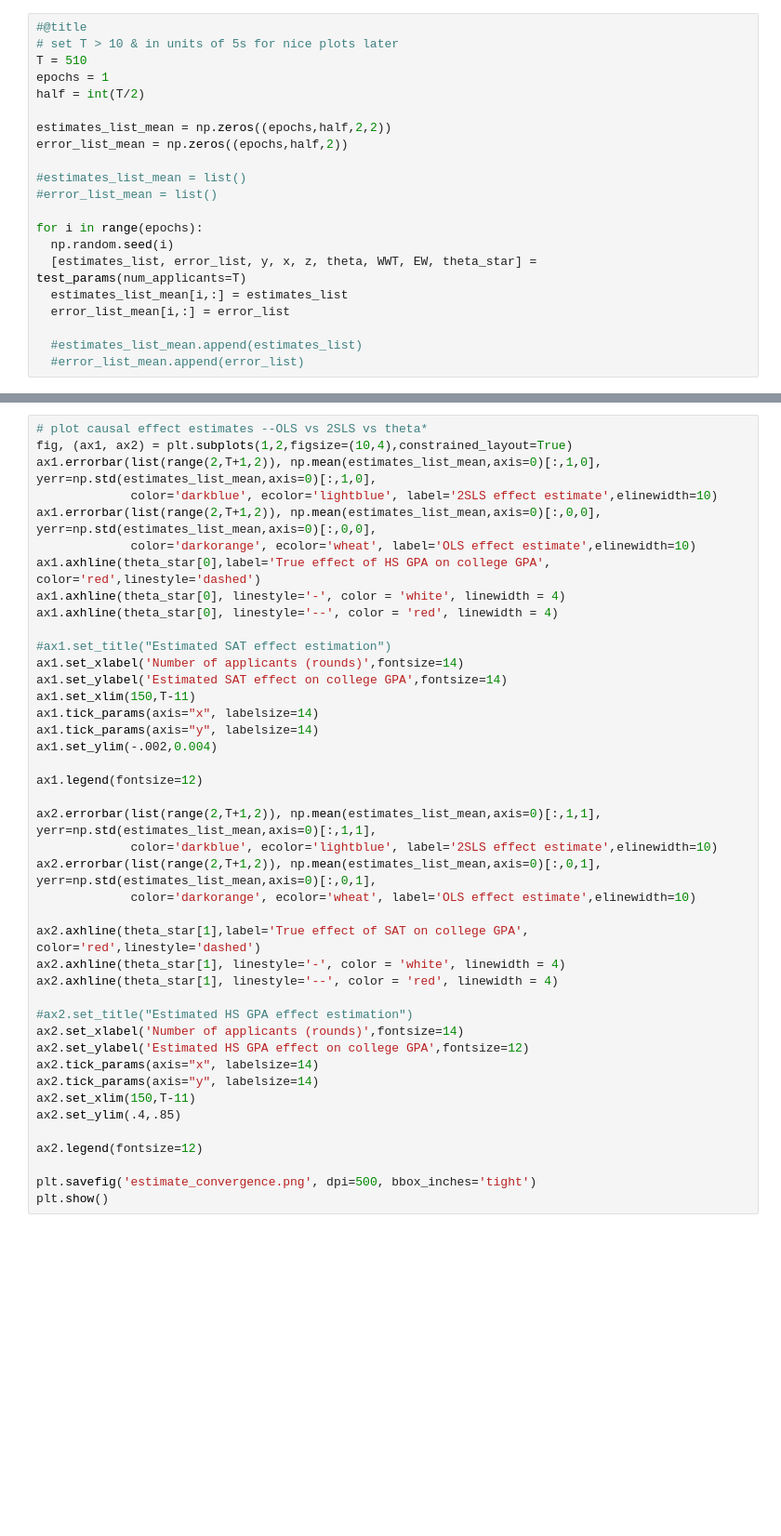
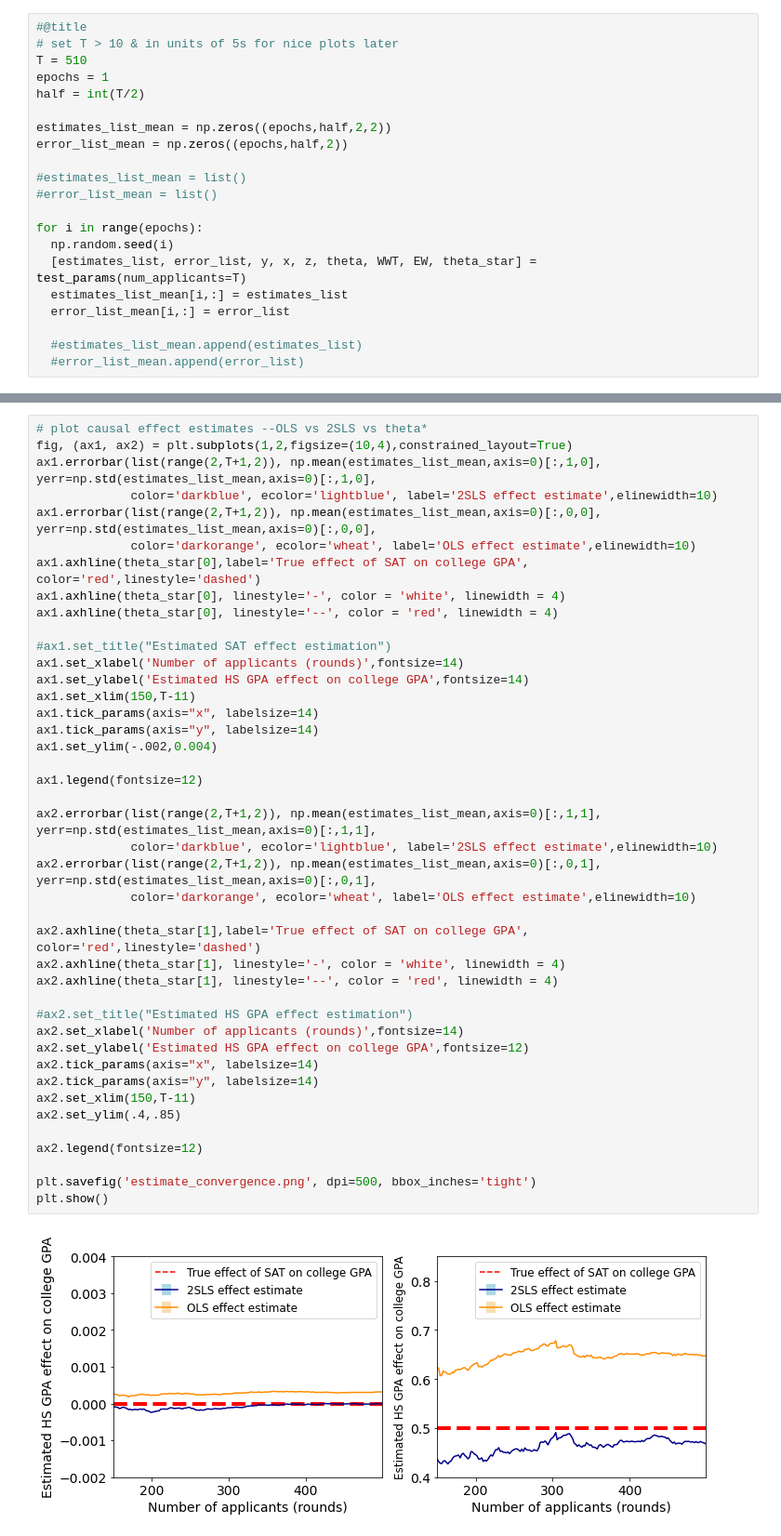
Before and after one commit to muneebaadil/strategic-instrumental-variable-regression, a Jupyter notebook: college_admissions_experiments.ipynb, the cells around one changed output, grey strips where cells are left out. Shown at 93% size. Cells and saved outputs as stored; diff of their text form; blank space fills up the shorter version.

Commit message:
Updated plot legends, show output

```diff
--- a/college_admissions_experiments.ipynb
+++ b/college_admissions_experiments.ipynb
@@ -407,41 +413,43 @@ ax1.errorbar(list(range(2,T+1,2)), np.mean(estimates_list_mean,axis=0)[:,1,0], y
              color='darkblue', ecolor='lightblue', label='2SLS effect estimate',elinewidth=10)
 ax1.errorbar(list(range(2,T+1,2)), np.mean(estimates_list_mean,axis=0)[:,0,0], yerr=np.std(estimates_list_mean,axis=0)[:,0,0],
              color='darkorange', ecolor='wheat', label='OLS effect estimate',elinewidth=10)
-ax1.axhline(theta_star[0],label='True effect of HS GPA on college GPA', color='red',linestyle='dashed')
+ax1.axhline(theta_star[0],label='True effect of SAT on college GPA', color='red',linestyle='dashed')
 ax1.axhline(theta_star[0], linestyle='-', color = 'white', linewidth = 4)
 ax1.axhline(theta_star[0], linestyle='--', color = 'red', linewidth = 4)
 
 #ax1.set_title("Estimated SAT effect estimation")
 ax1.set_xlabel('Number of applicants (rounds)',fontsize=14)
-ax1.set_ylabel('Estimated SAT effect on college GPA',fontsize=14)
+ax1.set_ylabel('Estimated HS GPA effect on college GPA',fontsize=14)
 ax1.set_xlim(150,T-11)
 ax1.tick_params(axis="x", labelsize=14)
 ax1.tick_params(axis="y", labelsize=14)
 ax1.set_ylim(-.002,0.004)
 
 ax1.legend(fontsize=12)
 
 ax2.errorbar(list(range(2,T+1,2)), np.mean(estimates_list_mean,axis=0)[:,1,1], yerr=np.std(estimates_list_mean,axis=0)[:,1,1],
              color='darkblue', ecolor='lightblue', label='2SLS effect estimate',elinewidth=10)
 ax2.errorbar(list(range(2,T+1,2)), np.mean(estimates_list_mean,axis=0)[:,0,1], yerr=np.std(estimates_list_mean,axis=0)[:,0,1],
              color='darkorange', ecolor='wheat', label='OLS effect estimate',elinewidth=10)
 
 ax2.axhline(theta_star[1],label='True effect of SAT on college GPA', color='red',linestyle='dashed')
 ax2.axhline(theta_star[1], linestyle='-', color = 'white', linewidth = 4)
 ax2.axhline(theta_star[1], linestyle='--', color = 'red', linewidth = 4)
 
 #ax2.set_title("Estimated HS GPA effect estimation")
 ax2.set_xlabel('Number of applicants (rounds)',fontsize=14)
 ax2.set_ylabel('Estimated HS GPA effect on college GPA',fontsize=12)
 ax2.tick_params(axis="x", labelsize=14)
 ax2.tick_params(axis="y", labelsize=14)
 ax2.set_xlim(150,T-11)
 ax2.set_ylim(.4,.85)
 
 ax2.legend(fontsize=12)
 
 plt.savefig('estimate_convergence.png', dpi=500, bbox_inches='tight')
 plt.show()
+# %% [output]
+[figure, added]
 # %%
 #@title  { form-width: "20%" }
 ## plot college gpa (outcome y)
```
Also changed, not shown: parts of 5 cells of this notebook.
